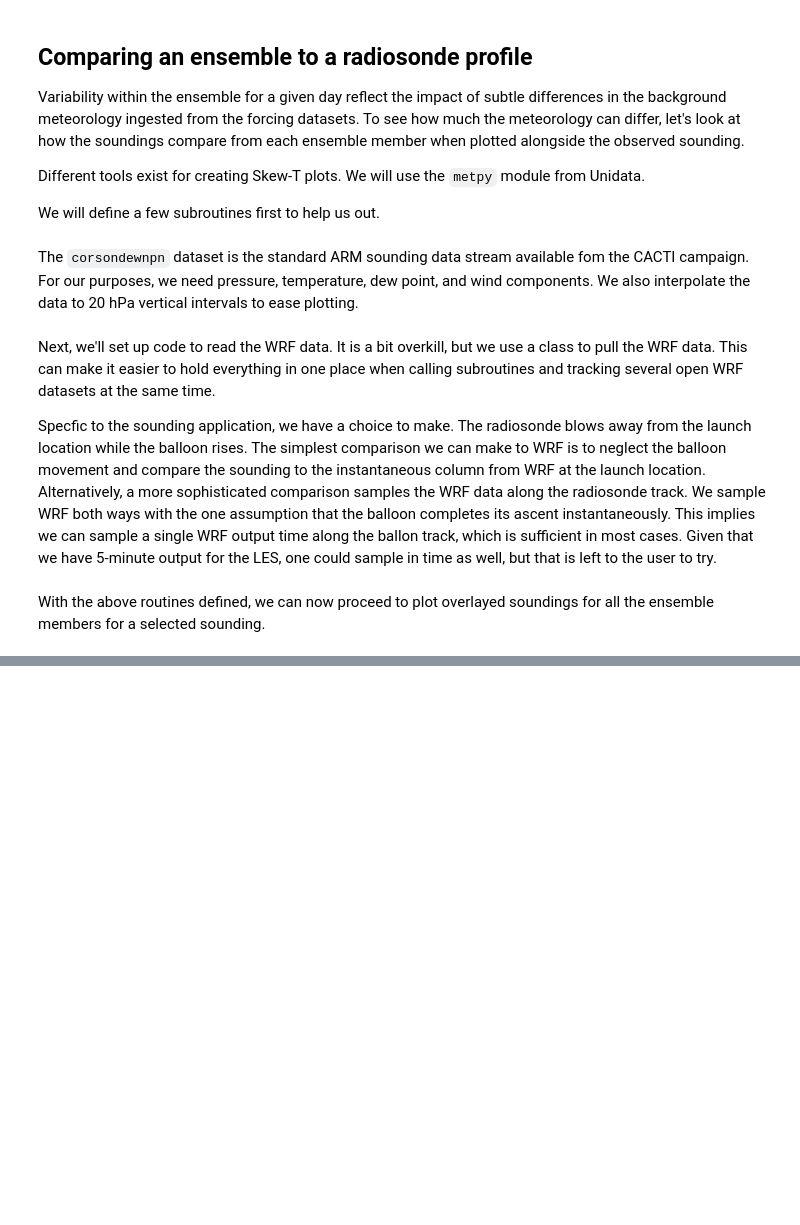
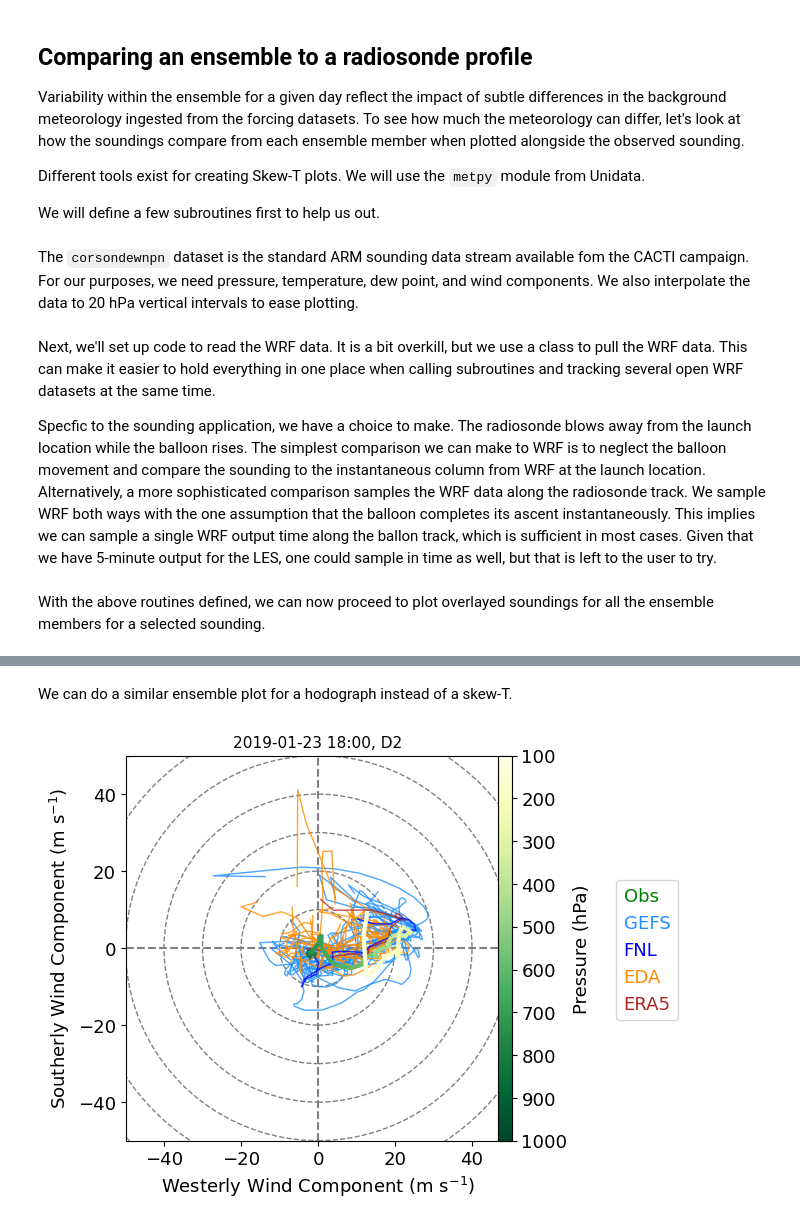
Before and after one commit to ARM-Development/arm-summer-school-2024, a Jupyter notebook: tutorials/lasso/lasso-cacti.ipynb, the cells around one changed output, grey strips where cells are left out. Cells and saved outputs as stored; diff of their text form; code cells hidden in the pictures; blank space fills up the shorter version.

Commit message:
LASSO tutorial: added hodograh and map plot examples for CACTI

```diff
--- a/tutorials/lasso/lasso-cacti.ipynb
+++ b/tutorials/lasso/lasso-cacti.ipynb
@@ -497,0 +510,50 @@ plt.show()
+# %% [markdown]
+We can do a similar ensemble plot for a hodograph instead of a skew-T.
+# %%
+# Plot a hodograph for the ensemble of simulations...
+
+fig = plt.figure(figsize=(5, 5))
+ax = fig.add_subplot(1, 1, 1)
+
+# Plot title
+title_plt = f"{plot_time:%Y-%m-%d %H:%M}, D{domain}"
+ax.set_title(title_plt, fontsize=11)
+
+# Set up the hodograph and its range rings
+hodo = Hodograph(ax, component_range=50)
+hodo.add_grid(increment=10)
+
+# Loop over the ensemble members and plot each one
+for i, wrf in enumerate(wrf_datas):
+    line_color = line_colors[i]
+    hodo.plot(wrf.wrf_u_intp, wrf.wrf_v_intp, color=line_color, alpha=0.8, linewidth=1.0)
+
+# Lastly, overlay the observed winds using a green-to-yellow palette to infer the altitude
+ahod = hodo.plot_colormapped(snd_u_intp, snd_v_intp, snd_p_intp, lw=3, cmap=cm.YlGn, norm=Normalize(vmin=100,vmax=1000))
+
+# Add colorbar for pressure...
+ax_r = fig.add_subplot(1, 2, 2)
+ax_r.axis("off")  # turn off the bounding box since this axis does not get a plot
+the_divider = make_axes_locatable(ax_r)
+cax = the_divider.append_axes("right", size="10%")
+cbar = fig.colorbar(ahod, cax=cax, label="Pressure (hPa)")
+cbar.ax.invert_yaxis()
+
+# Add axis labels for left column and bottom row...
+ax.set_ylabel("Southerly Wind Component ($\mathregular{m\ s^{-1}}$)")
+ax.set_xlabel("Westerly Wind Component ($\mathregular{m\ s^{-1}}$)")
+
+# Add legend without lines, just the ens categories...
+leg = fig.legend(["Obs", "GEFS", "FNL", "EDA", "ERA5"],
+                        labelcolor=['green', color_gefs, color_fnl, color_eda, color_era5],
+                        fontsize="medium",
+                        bbox_to_anchor=(1.25, .65),
+                        handlelength=0, handletextpad=0)
+for item in leg.legend_handles:  # turn off the legend's lines
+    item.set_visible(False)
+# end for
+
+# plt.savefig("hodographs.pdf")
+plt.show()
+# %% [output]
+[figure, added]
```
Also changed, not shown: parts of 9 cells of this notebook.
